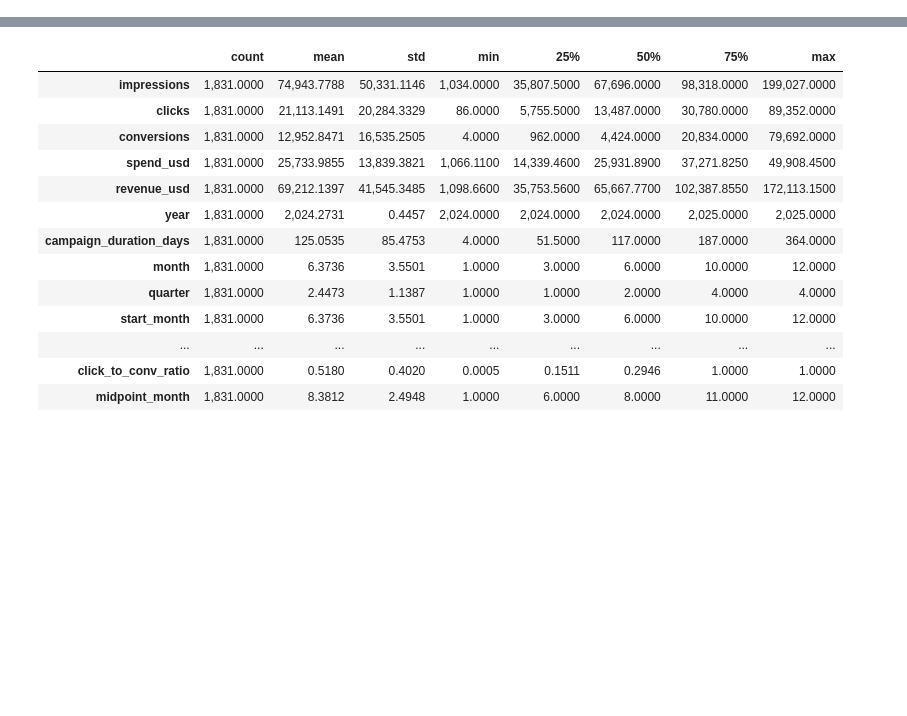
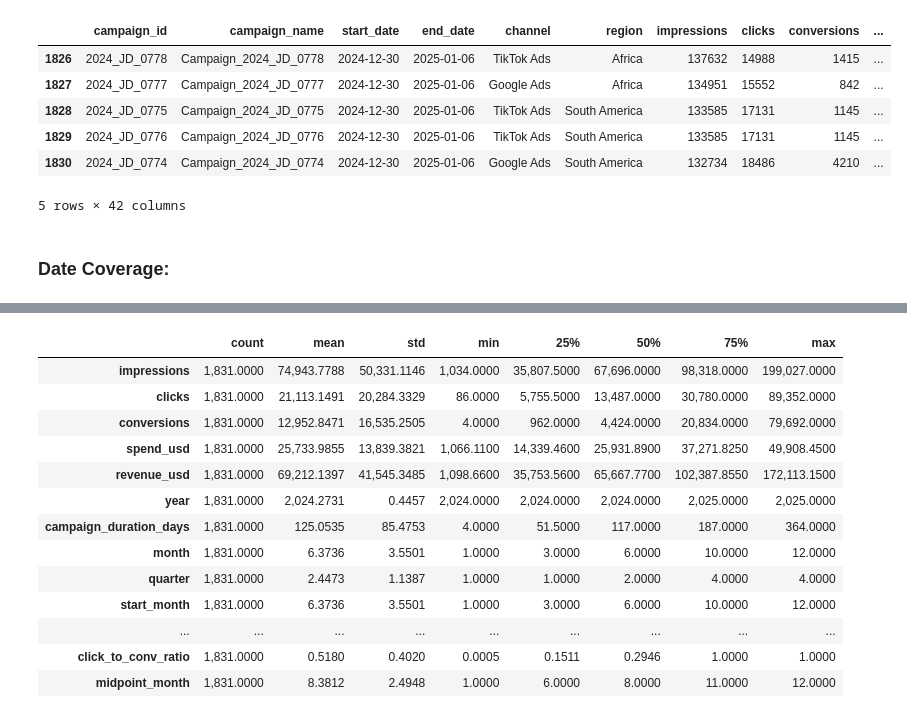
Before and after one commit to Playful-Cloud/Marketing_Campaign_Analysis_and_Optimization, a Jupyter notebook: notebooks/05_EDA.ipynb, the cells around one changed output, grey strips where cells are left out. Saved outputs shown, nothing was run; the diff lists cells and outputs as text; code cells hidden in the pictures; blank space fills up the shorter version.

```diff
--- a/notebooks/05_EDA.ipynb
+++ b/notebooks/05_EDA.ipynb
@@ -68,0 +120,11 @@ df = pd.read_csv("../data/processed/marketing_campaign_2024_2025_processed.csv")
+# %%
+# sample rows tails
+df.tail()
+# %% [output]
+|  | campaign_id | campaign_name | start_date | end_date | channel | region | impressions | clicks | conversions | ... |
+| 1826 | 2024_JD_0778 | Campaign_2024_JD_0778 | 2024-12-30 | 2025-01-06 | TikTok Ads | Africa | 137632 | 14988 | 1415 | ... |
+| 1827 | 2024_JD_0777 | Campaign_2024_JD_0777 | 2024-12-30 | 2025-01-06 | Google Ads | Africa | 134951 | 15552 | 842 | ... |
+| 1828 | 2024_JD_0775 | Campaign_2024_JD_0775 | 2024-12-30 | 2025-01-06 | TikTok Ads | South America | 133585 | 17131 | 1145 | ... |
+| 1829 | 2024_JD_0776 | Campaign_2024_JD_0776 | 2024-12-30 | 2025-01-06 | TikTok Ads | South America | 133585 | 17131 | 1145 | ... |
+| 1830 | 2024_JD_0774 | Campaign_2024_JD_0774 | 2024-12-30 | 2025-01-06 | Google Ads | South America | 132734 | 18486 | 4210 | ... |
+5 rows × 42 columns
@@ -68,0 +136,2 @@ df = pd.read_csv("../data/processed/marketing_campaign_2024_2025_processed.csv")
+# %% [markdown]
+### Date Coverage:
```
Also changed, not shown: parts of 40 cells of this notebook, 2 other files.
